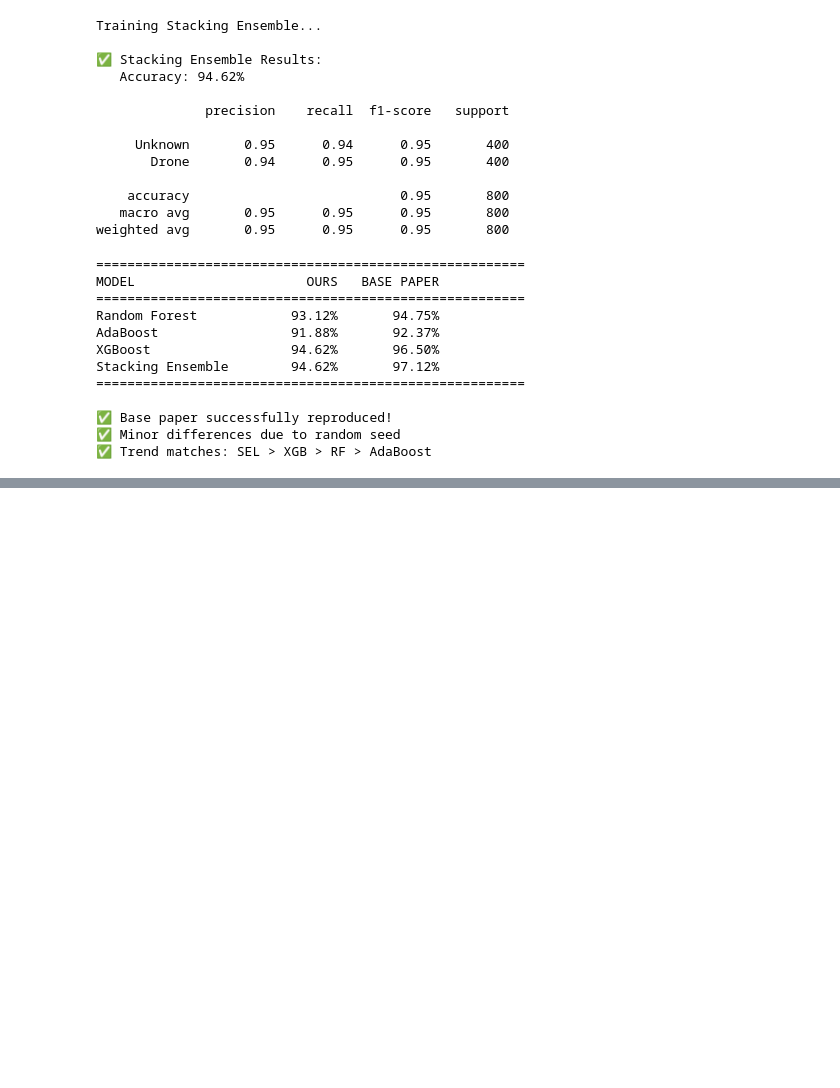
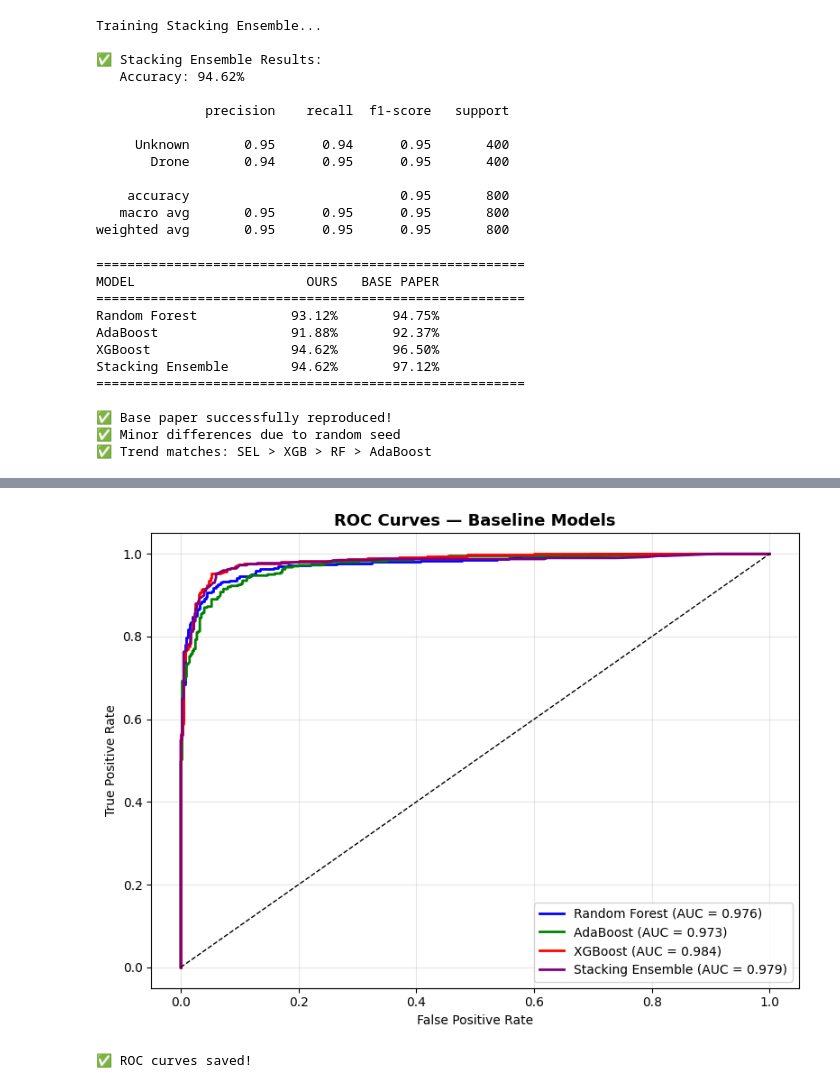
Before and after one commit to SobanAliAwan/AeroSonic, a Jupyter notebook: notebooks/02_baseline_reproduction.ipynb, the cells around one changed output, grey strips where cells are left out. Saved outputs shown, nothing was run; the diff lists cells and outputs as text; code cells hidden in the pictures; blank space fills up the shorter version.

Commit message:
feat: 5-fold CV, ROC curves, confusion matrices complete

```diff
--- a/notebooks/02_baseline_reproduction.ipynb
+++ b/notebooks/02_baseline_reproduction.ipynb
@@ -406,0 +460,37 @@ Stacking Ensemble        94.62%       97.12%
+# %%
+# Cell 13 — ROC Curves
+from sklearn.metrics import roc_curve, auc
+import matplotlib.pyplot as plt
+
+fig, ax = plt.subplots(1, 1, figsize=(8, 6))
+
+models_trained = {
+    'Random Forest': (rfa, 'blue'),
+    'AdaBoost': (abm, 'green'),
+    'XGBoost': (xgbm, 'red'),
+    'Stacking Ensemble': (sel, 'purple')
+}
+
+for name, (model, color) in models_trained.items():
+    y_prob = model.predict_proba(X_test_scaled)[:, 1]
+    fpr, tpr, _ = roc_curve(y_test, y_prob)
+    roc_auc = auc(fpr, tpr)
+    ax.plot(fpr, tpr, color=color, lw=2,
+            label=f'{name} (AUC = {roc_auc:.3f})')
+
+ax.plot([0,1], [0,1], 'k--', lw=1)
+ax.set_xlabel('False Positive Rate')
+ax.set_ylabel('True Positive Rate')
+ax.set_title('ROC Curves — Baseline Models',
+             fontweight='bold', fontsize=13)
+ax.legend(loc='lower right')
+ax.grid(True, alpha=0.3)
+
+plt.tight_layout()
+plt.savefig('/home/soban_ali_awan/aerosonic/results/figures/roc_curves_baseline.png',
+            dpi=150, bbox_inches='tight')
+plt.show()
+print("✅ ROC curves saved!")
+# %% [output]
+[figure, added]
+✅ ROC curves saved!
```
Also changed, not shown: parts of 2 cells of this notebook, 2 other files.
